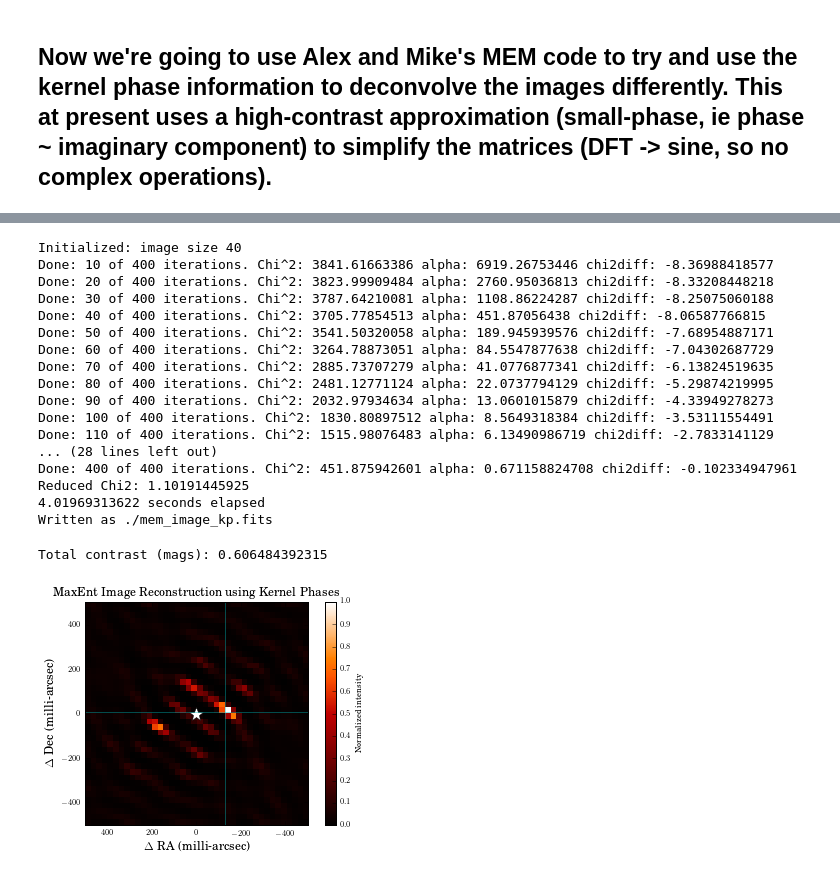
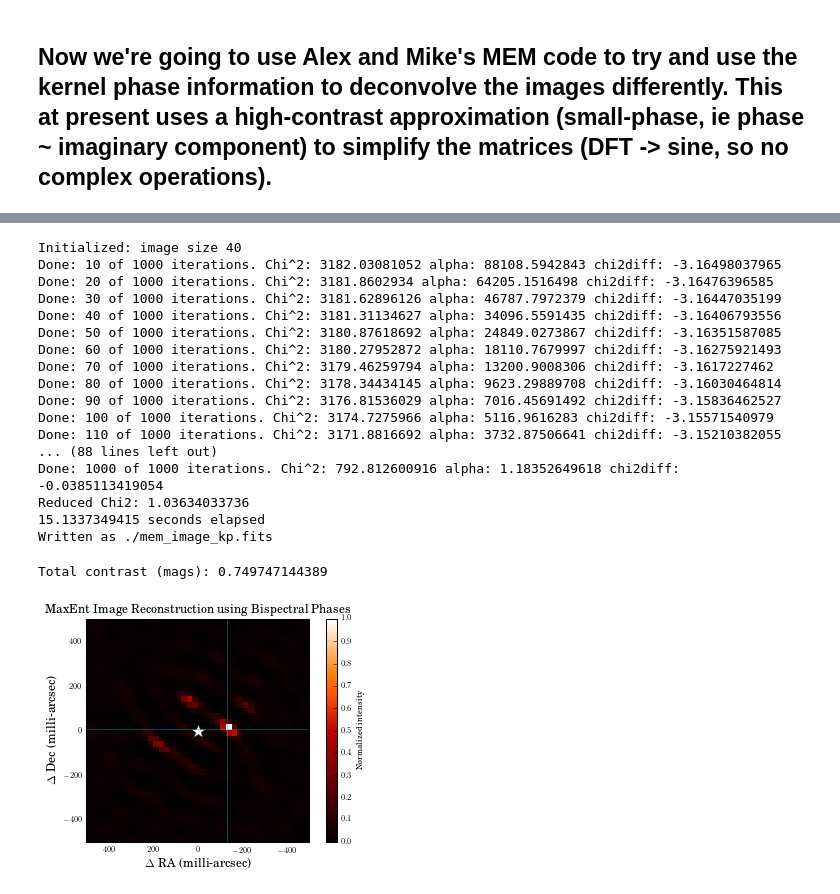
Before and after one commit to benjaminpope/pysco, a Jupyter notebook: analysis.ipynb, the cells around one changed output, grey strips where cells are left out. Drawn from its saved outputs; the diff is of its cells as text; code cells hidden in the pictures.

```diff
--- a/analysis.ipynb
+++ b/analysis.ipynb
@@ -23,7 +23,7 @@ ddir = "/home/ben/Research/pharo/data/" # data directory
 bandn = 'Ks'
 # bandn = 'ch4' # this gives vaguely right astrometry at its best fit but a remarkably poor fit overall! try if you like
 
-num = 0 #0 for alpha Oph, 1 sim with masking params, 2 for sim with kp params
+num = 2 #0 for alpha Oph, 1 sim with masking params, 2 for sim with kp params
 
 tnames = ['alpOph','epsOph','epsHer']
 
@@ -169,6 +177,9 @@ if bispec:
 
         b.bsp = np.mean(b.bsp,axis=0)
         b.nsets = 1
+    else:
+        a.bspe = errors
+        a.nsets = 1
 # %% [output]
 Doing Bispectrum!
 # %%
@@ -184,11 +195,11 @@ if num == 0:
     a.kpe = np.sqrt(a.kpe**2. + b.kpe**2.+ addederror**2.) #add statistical and measurement in quadrature
     if bispec:
         print 'Calibrating Bispectrum'
-        bsp_addederror = 4.5
+        bsp_addederror = 5.3
         a.bsp -= b.bsp
         a.bspe = np.sqrt(a.bspe**2. + b.bspe**2. * bsp_addederror**2)
 else:
-    addederror = 10.0
+    addederror = 1.05
     print 'no systematic subtraction'
     a.kpe = np.sqrt(a.kpe**2. + addederror**2.) #add statistical and measurement in quadrature
     print addederror
@@ -196,4 +207,5 @@ else:
 
 # you may want to add an error term in quadrature - see the note later! We can cheat and tell you that 1. should do the job,
 # but try 0 if you want to see how well it does without it
+# a.kpe = error_kp
 # %% [output]
@@ -412,8 +431,8 @@ if no_kp:
     prior = np.ones(imsize**2)/imsize**2.0
 elif bispec:
     imsize = 40
-    alpha = 10000
-    gain = 0.011
+    alpha = 100000
+    gain = 0.01
     prior = np.ones(imsize**2)/imsize**2.0
 else:
     imsize = 40
@@ -426,7 +445,7 @@ else:
 # prior1= np.exp(-(rr/(imsize/2.))**2)
 # prior = np.ravel(prior1/np.sum(prior1))
 
-niter = 400
+niter = 1000
 if no_kp:
     fname_im = 'kerphim_test_no_kp.fits'
 else:
@@ -450,45 +469,47 @@ except:
     print 'Failed to write'
 # %% [output]
 Initialized: image size 40
-Done: 10 of 400 iterations. Chi^2: 3841.61663386 alpha: 6919.26753446 chi2diff: -8.36988418577
-Done: 20 of 400 iterations. Chi^2: 3823.99909484 alpha: 2760.95036813 chi2diff: -8.33208448218
-Done: 30 of 400 iterations. Chi^2: 3787.64210081 alpha: 1108.86224287 chi2diff: -8.25075060188
-Done: 40 of 400 iterations. Chi^2: 3705.77854513 alpha: 451.87056438 chi2diff: -8.06587766815
-Done: 50 of 400 iterations. Chi^2: 3541.50320058 alpha: 189.945939576 chi2diff: -7.68954887171
-Done: 60 of 400 iterations. Chi^2: 3264.78873051 alpha: 84.5547877638 chi2diff: -7.04302687729
-Done: 70 of 400 iterations. Chi^2: 2885.73707279 alpha: 41.0776877341 chi2diff: -6.13824519635
-Done: 80 of 400 iterations. Chi^2: 2481.12771124 alpha: 22.0737794129 chi2diff: -5.29874219995
-Done: 90 of 400 iterations. Chi^2: 2032.97934634 alpha: 13.0601015879 chi2diff: -4.33949278273
-Done: 100 of 400 iterations. Chi^2: 1830.80897512 alpha: 8.5649318384 chi2diff: -3.53111554491
-Done: 110 of 400 iterations. Chi^2: 1515.98076483 alpha: 6.13490986719 chi2diff: -2.7833141129
-... (28 lines left out)
-Done: 400 of 400 iterations. Chi^2: 451.875942601 alpha: 0.671158824708 chi2diff: -0.102334947961
-Reduced Chi2: 1.10191445925
-4.01969313622 seconds elapsed
+Done: 10 of 1000 iterations. Chi^2: 3182.03081052 alpha: 88108.5942843 chi2diff: -3.16498037965
+Done: 20 of 1000 iterations. Chi^2: 3181.8602934 alpha: 64205.1516498 chi2diff: -3.16476396585
+Done: 30 of 1000 iterations. Chi^2: 3181.62896126 alpha: 46787.7972379 chi2diff: -3.16447035199
+Done: 40 of 1000 iterations. Chi^2: 3181.31134627 alpha: 34096.5591435 chi2diff: -3.16406793556
+Done: 50 of 1000 iterations. Chi^2: 3180.87618692 alpha: 24849.0273867 chi2diff: -3.16351587085
+Done: 60 of 1000 iterations. Chi^2: 3180.27952872 alpha: 18110.7679997 chi2diff: -3.16275921493
+Done: 70 of 1000 iterations. Chi^2: 3179.46259794 alpha: 13200.9008306 chi2diff: -3.1617227462
+Done: 80 of 1000 iterations. Chi^2: 3178.34434145 alpha: 9623.29889708 chi2diff: -3.16030464814
+Done: 90 of 1000 iterations. Chi^2: 3176.81536029 alpha: 7016.45691492 chi2diff: -3.15836462527
+Done: 100 of 1000 iterations. Chi^2: 3174.7275966 alpha: 5116.9616283 chi2diff: -3.15571540979
+Done: 110 of 1000 iterations. Chi^2: 3171.8816692 alpha: 3732.87506641 chi2diff: -3.15210382055
+... (88 lines left out)
+Done: 1000 of 1000 iterations. Chi^2: 792.812600916 alpha: 1.18352649618 chi2diff: -0.0385113419054
+Reduced Chi2: 1.03634033736
+15.1337349415 seconds elapsed
 Written as ./mem_image_kp.fits
 # %%
 '''--------------------------------
 the rest is a plot
 --------------------------------'''
 
 
 bestfit = np.array([-131.377*np.sin(np.pi/180.*85.98),131.377*np.cos(np.pi/180.*85.98)])
 
 plt.imshow(im.T/im.max(), interpolation='nearest',cmap=plt.get_cmap('gist_heat'),extent=trial.extent)
 plt.colorbar(label='Normalized intensity')
 plt.plot(0,0,'w*', ms=15)
 plt.axis(trial.extent)
 plt.axhline(bestfit[1],color='c',alpha=0.4)
 plt.axvline(bestfit[0],color='c',alpha=0.4)
 # plt.plot(bestfit[0],bestfit[1],'cs',alpha=0.8)
 plt.xlabel(r'$\Delta$ RA (milli-arcsec)', fontsize='large')
 plt.ylabel(r'$\Delta$ Dec (milli-arcsec)', fontsize='large')
 if no_kp:
     plt.title('MaxEnt Image Reconstruction using Fourier Phases',fontsize='large')
+elif bispec:
+    plt.title('MaxEnt Image Reconstruction using Bispectral Phases',fontsize='large')
 else:
     plt.title('MaxEnt Image Reconstruction using Kernel Phases',fontsize='large')
 print "Total contrast (mags): " + str(-2.5*np.log10(np.sum(trial.pm)))
 plt.show()
 # %% [output]
-Total contrast (mags): 0.606484392315
+Total contrast (mags): 0.749747144389
-[figure, old version]
+[figure, new version]
```
Also changed, not shown: parts of 18 cells of this notebook, 1 other file.
